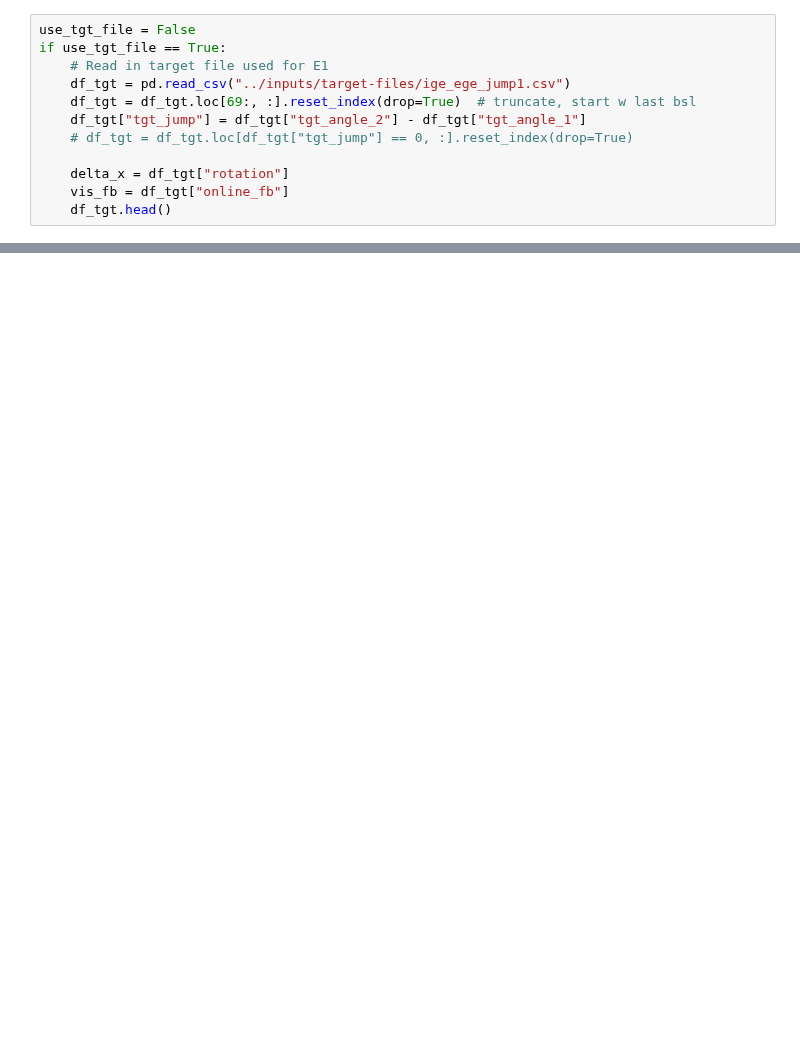
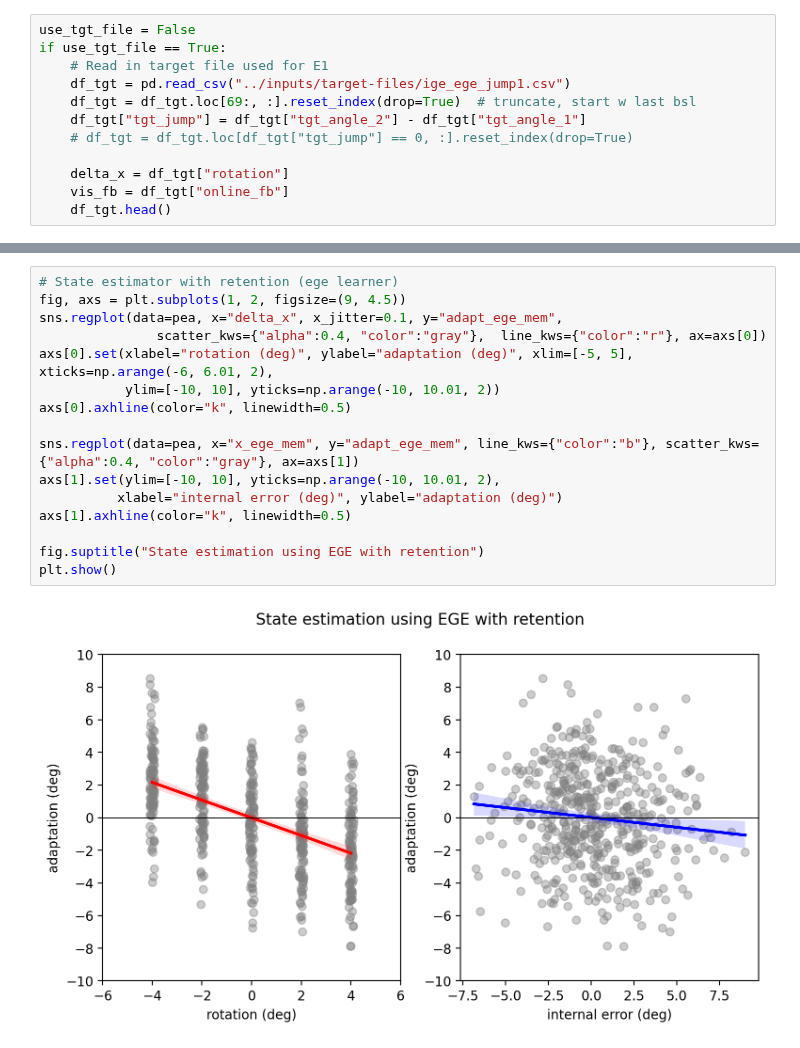
Before and after one commit to ccmlab-ubc/ige-ege, a Jupyter notebook: experiment-1/scripts/pea_simulation.ipynb, the cells around one changed output, grey strips where cells are left out. Drawn from its saved outputs; the diff is of its cells as text; blank space fills up the shorter version.

```diff
--- a/experiment-1/scripts/pea_simulation.ipynb
+++ b/experiment-1/scripts/pea_simulation.ipynb
@@ -224,0 +234,18 @@ plt.show()
+# %%
+# State estimator with retention (ege learner)
+fig, axs = plt.subplots(1, 2, figsize=(9, 4.5))
+sns.regplot(data=pea, x="delta_x", x_jitter=0.1, y="adapt_ege_mem",
+               scatter_kws={"alpha":0.4, "color":"gray"},  line_kws={"color":"r"}, ax=axs[0])
+axs[0].set(xlabel="rotation (deg)", ylabel="adaptation (deg)", xlim=[-5, 5], xticks=np.arange(-6, 6.01, 2),
+           ylim=[-10, 10], yticks=np.arange(-10, 10.01, 2))
+axs[0].axhline(color="k", linewidth=0.5)
+
+sns.regplot(data=pea, x="x_ege_mem", y="adapt_ege_mem", line_kws={"color":"b"}, scatter_kws={"alpha":0.4, "color":"gray"}, ax=axs[1])
+axs[1].set(ylim=[-10, 10], yticks=np.arange(-10, 10.01, 2),
+          xlabel="internal error (deg)", ylabel="adaptation (deg)")
+axs[1].axhline(color="k", linewidth=0.5)
+
+fig.suptitle("State estimation using EGE with retention")
+plt.show()
+# %% [output]
+[figure, added]
```
Also changed, not shown: parts of 11 cells of this notebook, 2 other files.
